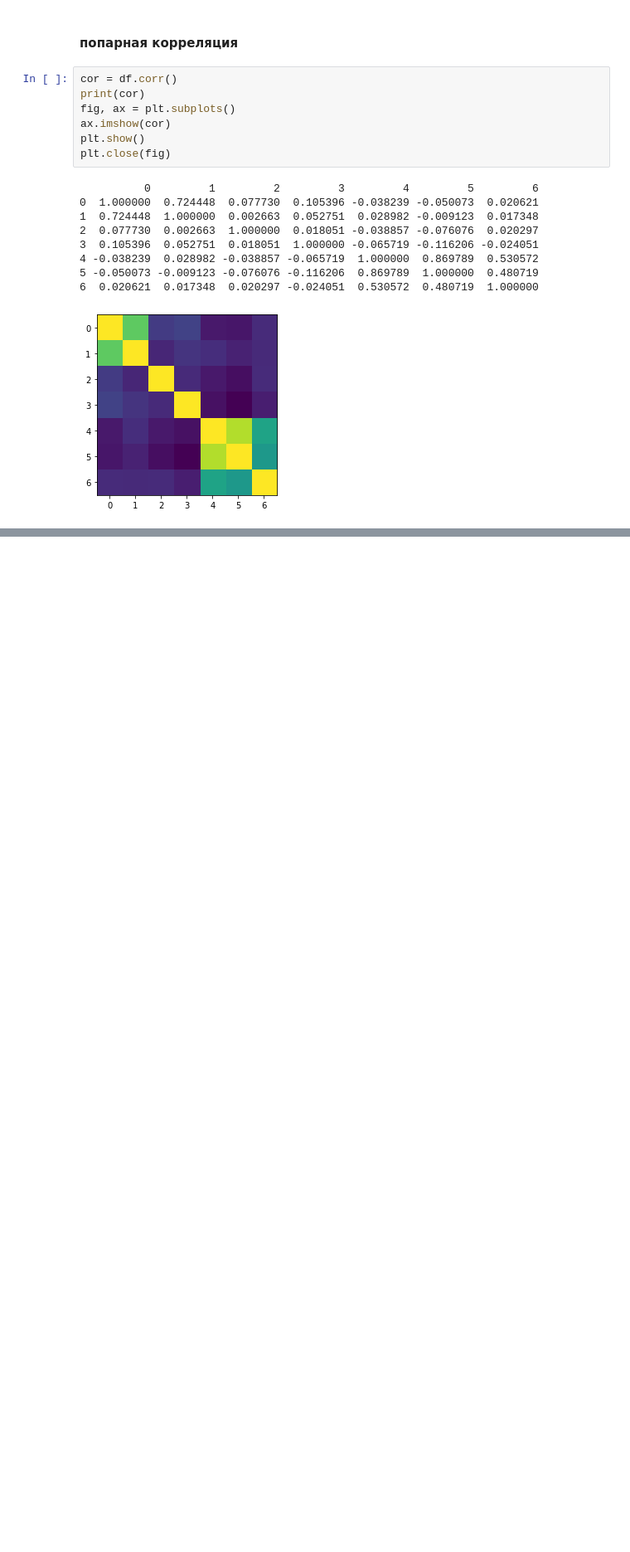
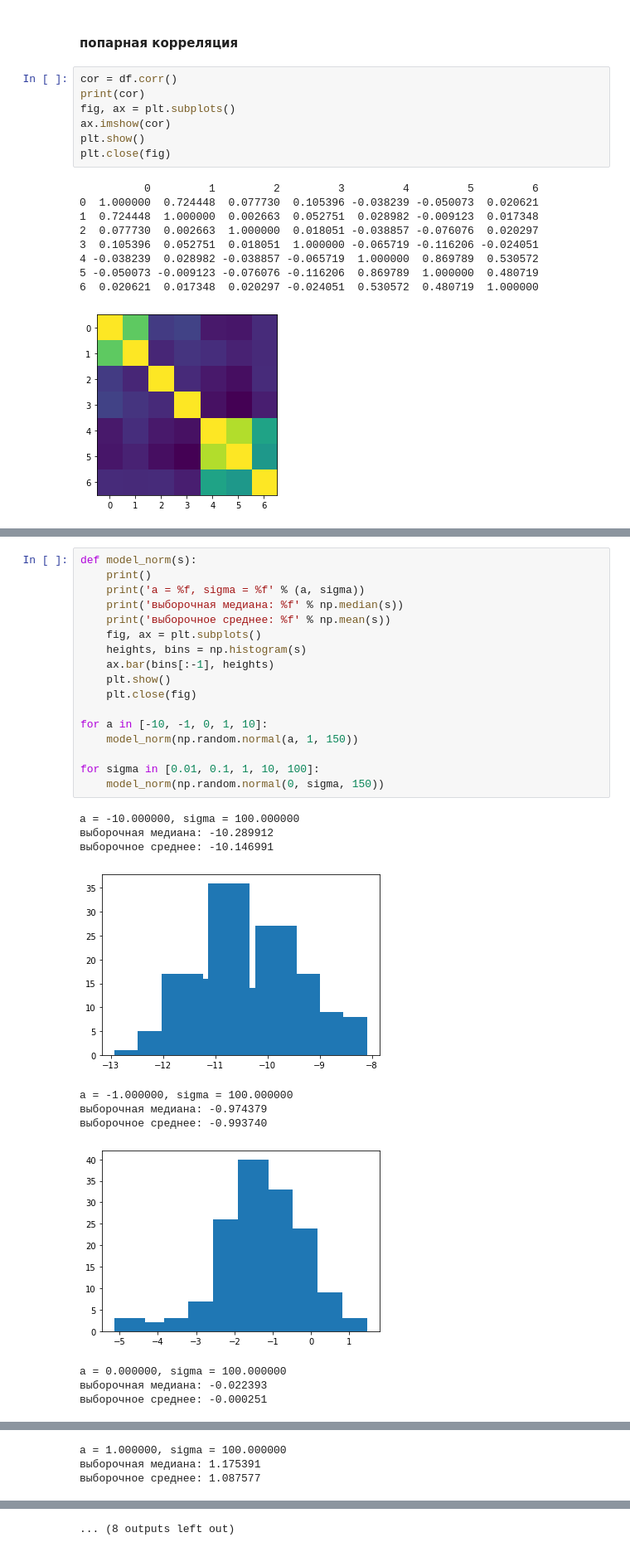
Before and after one commit to yegorov-boris/ib_stat, a Jupyter notebook: mhw1.ipynb, the cells around one changed output, grey strips where cells are left out. Shown: that part at 83% size. Drawn from its saved outputs; the diff is of its cells as text; blank space fills up the shorter version.

```diff
--- a/mhw1.ipynb
+++ b/mhw1.ipynb
@@ -116,0 +121,29 @@ plt.close(fig)
+# %%
+def model_norm(s):
+    print()
+    print('a = %f, sigma = %f' % (a, sigma))
+    print('выборочная медиана: %f' % np.median(s))
+    print('выборочное среднее: %f' % np.mean(s))
+    fig, ax = plt.subplots()
+    heights, bins = np.histogram(s)
+    ax.bar(bins[:-1], heights)
+    plt.show()
+    plt.close(fig)
+
+for a in [-10, -1, 0, 1, 10]:
+    model_norm(np.random.normal(a, 1, 150))
+
+for sigma in [0.01, 0.1, 1, 10, 100]:
+    model_norm(np.random.normal(0, sigma, 150))
+# %% [output]
+a = -10.000000, sigma = 100.000000
+выборочная медиана: -10.289912
+выборочное среднее: -10.146991
+[figure, added]
+a = -1.000000, sigma = 100.000000
+выборочная медиана: -0.974379
+выборочное среднее: -0.993740
+[figure, added]
+a = 0.000000, sigma = 100.000000
+выборочная медиана: -0.022393
+выборочное среднее: -0.000251
@@ -116,0 +151,3 @@ plt.close(fig)
+a = 1.000000, sigma = 100.000000
+выборочная медиана: 1.175391
+выборочное среднее: 1.087577
@@ -116,0 +163 @@ plt.close(fig)
+... (8 outputs left out)
```
Also changed, not shown: parts of 19 cells of this notebook.
